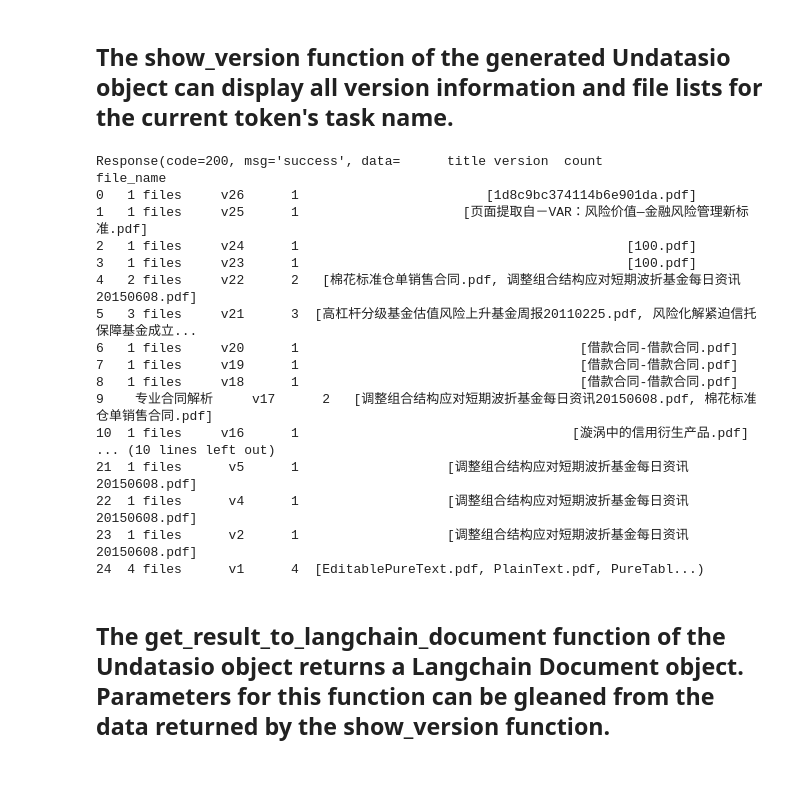
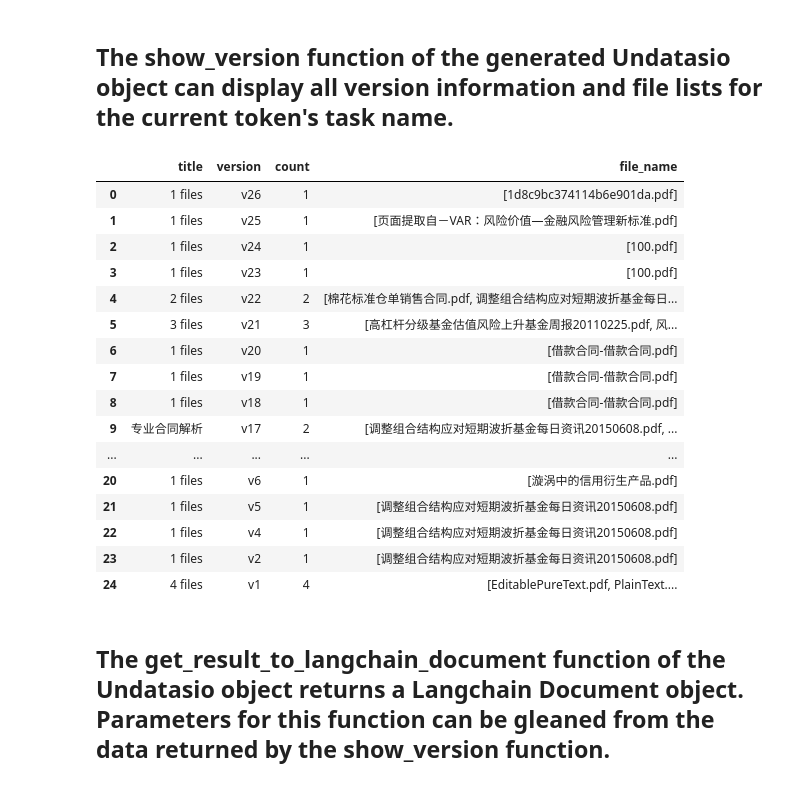
Before and after one commit to lq1909017169/undatasio, a Jupyter notebook: example/undatasio_langchain.ipynb, the cells around one changed output. Cells and saved outputs as stored; diff of their text form; code cells hidden in the pictures.

```diff
--- a/example/undatasio_langchain.ipynb
+++ b/example/undatasio_langchain.ipynb
@@ -36,30 +32,30 @@ Requirement already satisfied: propcache>=0.2.0 in /Users/stay/anaconda3/envs/un
 # %%
 from undatasio.undatasio import UnDatasIO
 
-undatasio_obj = UnDatasIO('025ae1da7598456daa802fef7873e31b')
+undatasio_obj = UnDatasIO(os.getenv("UNDATASIO_API_KEY"))
 # %% [markdown]
 ## The **show_version** function of the generated Undatasio object can display all version information and file lists for the current token's task name.
 # %%
 version_data = undatasio_obj.show_version()
-version_data
+version_data.data
 # %% [output]
-Response(code=200, msg='success', data=      title version  count                                          file_name
-0   1 files     v26      1                        [1d8c9bc374114b6e901da.pdf]
-1   1 files     v25      1                     [页面提取自－VAR：风险价值—金融风险管理新标准.pdf]
-2   1 files     v24      1                                          [100.pdf]
-3   1 files     v23      1                                          [100.pdf]
-4   2 files     v22      2   [棉花标准仓单销售合同.pdf, 调整组合结构应对短期波折基金每日资讯20150608.pdf]
-5   3 files     v21      3  [高杠杆分级基金估值风险上升基金周报20110225.pdf, 风险化解紧迫信托保障基金成立...
-6   1 files     v20      1                                    [借款合同-借款合同.pdf]
-7   1 files     v19      1                                    [借款合同-借款合同.pdf]
-8   1 files     v18      1                                    [借款合同-借款合同.pdf]
-9    专业合同解析     v17      2   [调整组合结构应对短期波折基金每日资讯20150608.pdf, 棉花标准仓单销售合同.pdf]
-10  1 files     v16      1                                   [漩涡中的信用衍生产品.pdf]
-... (10 lines left out)
-21  1 files      v5      1                   [调整组合结构应对短期波折基金每日资讯20150608.pdf]
-22  1 files      v4      1                   [调整组合结构应对短期波折基金每日资讯20150608.pdf]
-23  1 files      v2      1                   [调整组合结构应对短期波折基金每日资讯20150608.pdf]
-24  4 files      v1      4  [EditablePureText.pdf, PlainText.pdf, PureTabl...)
+|  | title | version | count | file_name |
+| 0 | 1 files | v26 | 1 | [1d8c9bc374114b6e901da.pdf] |
+| 1 | 1 files | v25 | 1 | [页面提取自－VAR：风险价值—金融风险管理新标准.pdf] |
+| 2 | 1 files | v24 | 1 | [100.pdf] |
+| 3 | 1 files | v23 | 1 | [100.pdf] |
+| 4 | 2 files | v22 | 2 | [棉花标准仓单销售合同.pdf, 调整组合结构应对短期波折基金每日... |
+| 5 | 3 files | v21 | 3 | [高杠杆分级基金估值风险上升基金周报20110225.pdf, 风... |
+| 6 | 1 files | v20 | 1 | [借款合同-借款合同.pdf] |
+| 7 | 1 files | v19 | 1 | [借款合同-借款合同.pdf] |
+| 8 | 1 files | v18 | 1 | [借款合同-借款合同.pdf] |
+| 9 | 专业合同解析 | v17 | 2 | [调整组合结构应对短期波折基金每日资讯20150608.pdf, ... |
+| ... | ... | ... | ... | ... |
+| 20 | 1 files | v6 | 1 | [漩涡中的信用衍生产品.pdf] |
+| 21 | 1 files | v5 | 1 | [调整组合结构应对短期波折基金每日资讯20150608.pdf] |
+| 22 | 1 files | v4 | 1 | [调整组合结构应对短期波折基金每日资讯20150608.pdf] |
+| 23 | 1 files | v2 | 1 | [调整组合结构应对短期波折基金每日资讯20150608.pdf] |
+| 24 | 4 files | v1 | 4 | [EditablePureText.pdf, PlainText.... |
 # %% [markdown]
 ## The **get_result_to_langchain_document** function of the Undatasio object returns a Langchain Document object. Parameters for this function can be gleaned from the data returned by the **show_version** function.
 # %%
```
Also changed, not shown: parts of 6 cells of this notebook, 5 other files.
